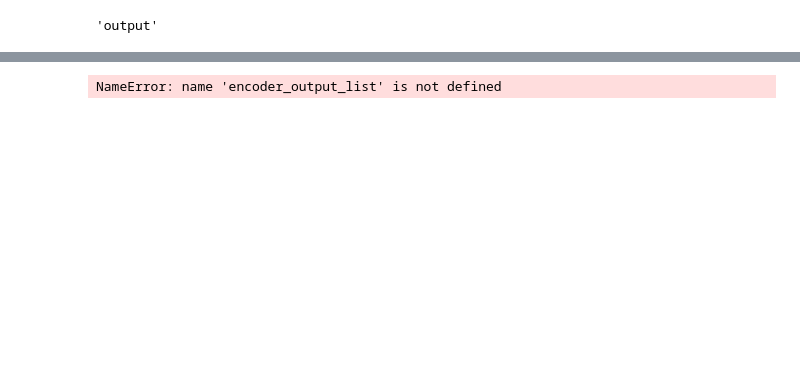
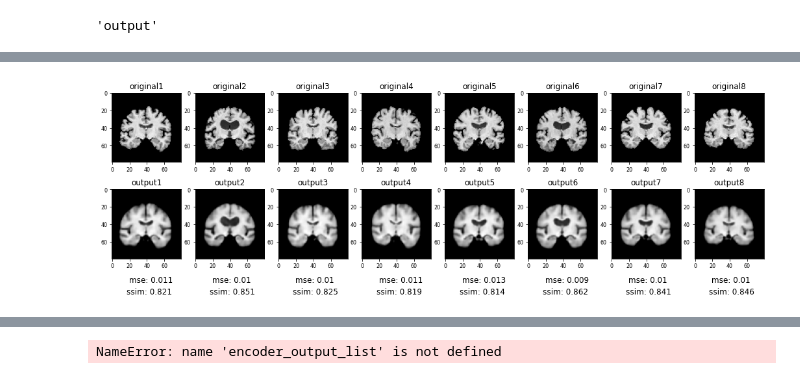
Before and after one commit to M-hayatooo/Soft-intro-VAE-for-3D-MRI, a Jupyter notebook: testshow.ipynb, the cells around one changed output, grey strips where cells are left out. Cells and saved outputs as stored; diff of their text form; code cells hidden in the pictures; blank space fills up the shorter version.

```diff
--- a/testshow.ipynb
+++ b/testshow.ipynb
@@ -562,2 +595,81 @@ ResNetVAE
 # %%
-#output[8]
+device = torch.device("cuda:3" if torch.cuda.is_available() and True else "cpu")
+print("device:", device)
+
+train_loader, val_loader = load_dataloader(args.n_train, args.batch_size)
+output_cpu = []
+
+if args.model == "SoftIntroVAE":
+    print("SoftIntroVAE")
+    log_path = "./logs/" + args.log + "_SoftIntroVAE/"
+    os.makedirs(log_path, exist_ok=True)
+
+    net = models.SoftIntroVAE(12, [[12,1,2],[24,1,2],[32,2,2],[48,2,2]])
+    weight_name = 'SoftIntroVAE_4184epoch_0.pth'
+    net.load_state_dict( torch.load(log_path + weight_name) )
+#    net.load_state_dict(torch.load(log_path+'softintrovae_weight_epoch298.pth'), strict=False)
+#    val_loader_iter = iter(train_loader)  元はこのcodeになってた..
+    val_loader_iter = iter(val_loader)
+    image, _ = next(val_loader_iter)
+    image = image.to(device)
+    net.to(device)
+    net.eval()
+    with torch.no_grad():
+        _, _, _, output = net(image) # ここdataclassなどで分かりやすくしたい
+#  {{ mu, logvar, z, x_re }}
+    image = image.cpu()
+
+    for out in output:
+        output_cpu.append(out.cpu())
+
+    show_image(image, output_cpu)
+
+
+elif args.model == "VAEtoSoftVAE":
+    print("VAE to SoftVAE")
+    log_path = "./logs/" + args.log + "_VAEtoSoftVAE/"
+    os.makedirs(log_path, exist_ok=True)
+
+    net = models.SoftIntroVAE(12, [[12,1,2],[24,1,2],[32,2,2],[48,2,2]])
+#    weight_name = 'resnetvae_weight.pth'
+#    weight_name = 'ResNetVAE_4184epoch390.pth'
+    weight_name = 'VAEtoSoftIntroVAE_4184epoch_0.pth'
+    print(f"weight name:{weight_name}")
+    net.load_state_dict( torch.load(log_path + weight_name) )
+#    net.load_state_dict(torch.load(log_path+'softintrovae_weight_epoch298.pth'), strict=False)
+#    val_loader_iter = iter(train_loader)  元はこのcodeになってた..
+    val_loader_iter = iter(val_loader)
+    image, _ = next(val_loader_iter)
+    image = image.to(device)
+    net.to(device)
+    net.eval()
+    with torch.no_grad():
+        _, _, _, output = net(image) # ここdataclassなどで分かりやすくしたい
+#  {{ mu, logvar, z, x_re }}
+    image = image.cpu()
+
+    for out in output:
+        output_cpu.append(out.cpu())
+
+    show_image(image, output_cpu)
+
+
+elif args.model == "ResNetVAE":
+    print("ResNetVAE")
+    log_path = "./logs/" + args.log + "_ResNetVAE/"
+    os.makedirs(log_path, exist_ok=True)
+    net = models.ResNetVAE(12, [[12,1,2],[24,1,2],[32,2,2],[48,2,2]])
+    w_name = '/ResVAE_batch_fixed_300epoch/resnetvae_end_weight.pth'
+    net.load_state_dict(torch.load(log_path+w_name))
+    val_loader_iter = iter(val_loader)
+    image, _ = next(val_loader_iter)
+    image = image.to(device)
+    net.to(device)
+    net.eval()
+    with torch.no_grad():
+        output, _, _ = net(image)
+
+    image = image.cpu()
+    output = output.cpu()
+    show_image(image, output)
+# %% [output]
@@ -563,0 +679 @@ ResNetVAE
+[figure, added]
```
Also changed, not shown: parts of 11 cells of this notebook.
